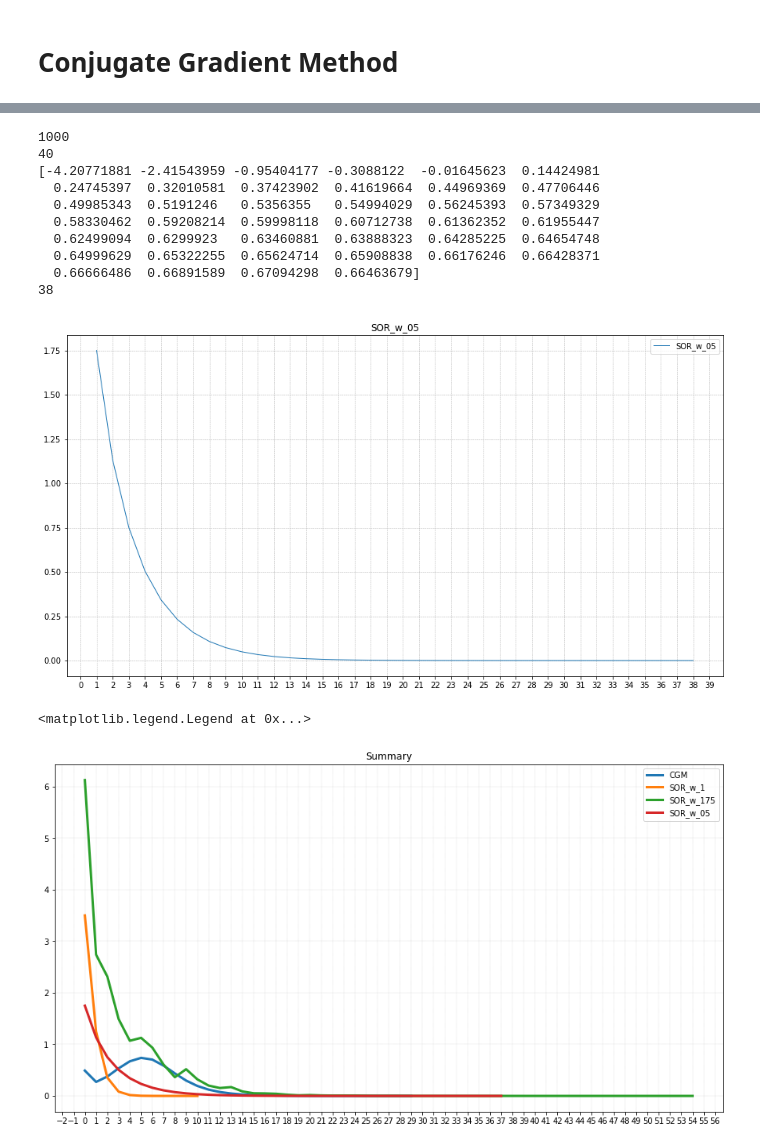
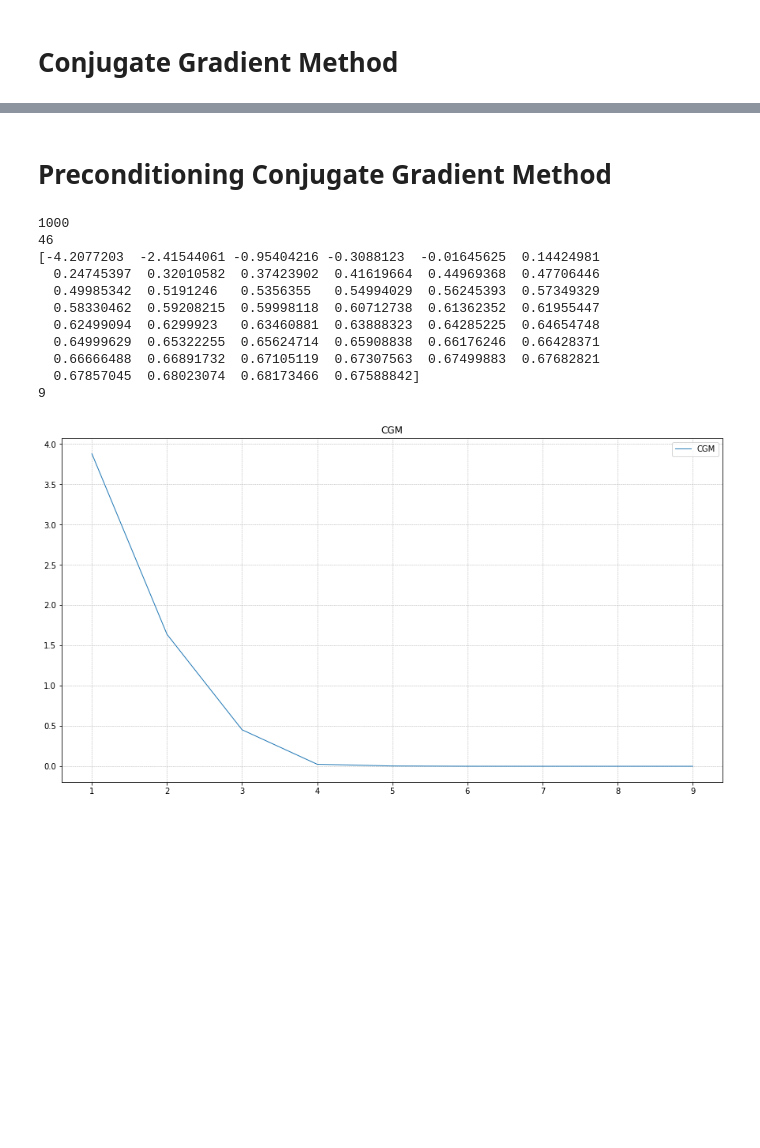
Before and after one commit to leoliu5550/numerical, a Jupyter notebook: Conjugate_Gradient_Method.ipynb, the cells around one changed output, grey strips where cells are left out. Drawn from its saved outputs; the diff is of its cells as text; code cells hidden in the pictures; blank space fills up the shorter version.

```diff
--- a/Conjugate_Gradient_Method.ipynb
+++ b/Conjugate_Gradient_Method.ipynb
@@ -172,8 +118,0 @@ def SOR(A_matrix,B_matrix,w = 1,test=False):
-# %%
-x,loss,k = SOR(create_data(size)[0],create_data(size)[1],w = 1)
-Total_loss.append([loss,'SOR_w_1'])
-print(N)
-print(size)
-print(x)
-print(k)
-draw(loss,'SOR_w_1')
@@ -192,8 +118,0 @@ draw(loss,'SOR_w_1')
-# %%
-x,loss,k = SOR(create_data(size)[0],create_data(size)[1],w = 1.75)
-Total_loss.append([loss,'SOR_w_175'])
-print(N)
-print(size)
-print(x)
-print(k)
-draw(loss,'SOR_w_175')
@@ -212,32 +119,2 @@ draw(loss,'SOR_w_175')
-# %%
-x,loss,k = SOR(create_data(size)[0],create_data(size)[1],w = 0.5)
-Total_loss.append([loss,'SOR_w_05'])
-print(N)
-print(size)
-print(x)
-print(k)
-draw(loss,'SOR_w_05')
-# %% [output]
-1000
-40
-[-4.20771881 -2.41543959 -0.95404177 -0.3088122  -0.01645623  0.14424981
-  0.24745397  0.32010581  0.37423902  0.41619664  0.44969369  0.47706446
-  0.49985343  0.5191246   0.5356355   0.54994029  0.56245393  0.57349329
-  0.58330462  0.59208214  0.59998118  0.60712738  0.61362352  0.61955447
-  0.62499094  0.6299923   0.63460881  0.63888323  0.64285225  0.64654748
-  0.64999629  0.65322255  0.65624714  0.65908838  0.66176246  0.66428371
-  0.66666486  0.66891589  0.67094298  0.66463679]
-38
-[figure, removed]
-# %%
-fig = plt.figure(figsize = (15,8))
-ax = fig.add_subplot(111)
-ax.set_title('Summary')
-ax.xaxis.set_major_locator(MultipleLocator(1))
-for loss,name in Total_loss:
-    ax.plot(loss,lw = 3,label = name)
-ax.grid(linestyle="--",linewidth = 0.2,zorder = 0)#pair0
-ax.legend()
-# %% [output]
-<matplotlib.legend.Legend at 0x...>
-[figure, removed]
+# %% [markdown]
+# Preconditioning Conjugate Gradient Method
@@ -243,0 +164,21 @@ ax.legend()
+# %%
+x,loss,k = Pre_CGM(create_data(size)[0],create_data(size)[1],get_d(create_data(size)[0]),test=False)
+Total_loss.append([loss,'CGM'])
+print(N)
+print(size)
+print(x)
+print(k)
+draw(loss,'CGM')
+# %% [output]
+1000
+46
+[-4.2077203  -2.41544061 -0.95404216 -0.3088123  -0.01645625  0.14424981
+  0.24745397  0.32010582  0.37423902  0.41619664  0.44969368  0.47706446
+  0.49985342  0.5191246   0.5356355   0.54994029  0.56245393  0.57349329
+  0.58330462  0.59208215  0.59998118  0.60712738  0.61362352  0.61955447
+  0.62499094  0.6299923   0.63460881  0.63888323  0.64285225  0.64654748
+  0.64999629  0.65322255  0.65624714  0.65908838  0.66176246  0.66428371
+  0.66666488  0.66891732  0.67105119  0.67307563  0.67499883  0.67682821
+  0.67857045  0.68023074  0.68173466  0.67588842]
+9
+[figure, added]
```
Also changed, not shown: parts of 10 cells of this notebook, 3 other files.
